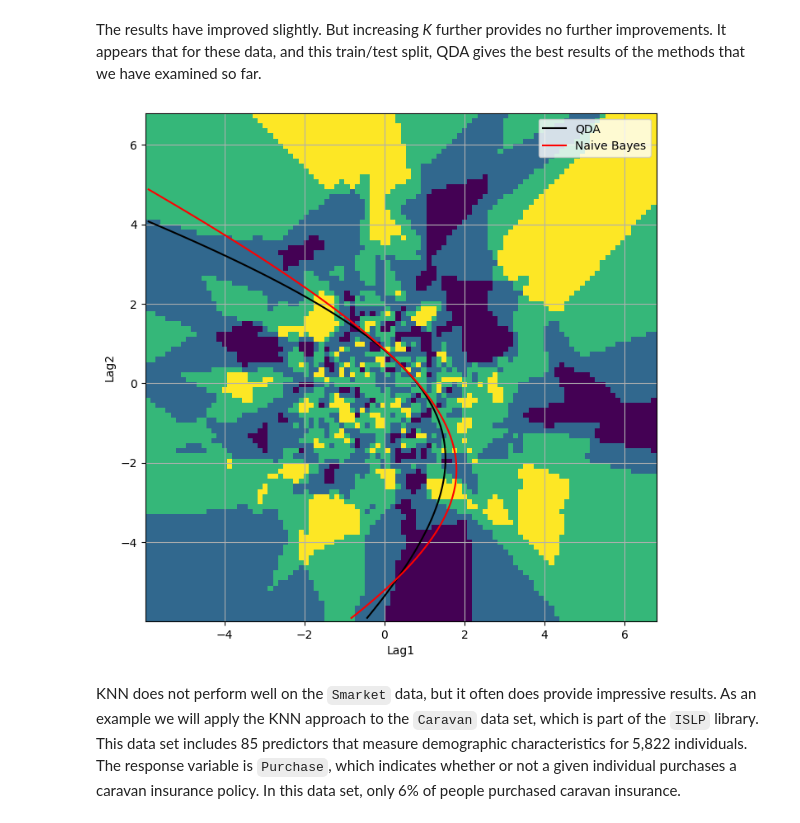
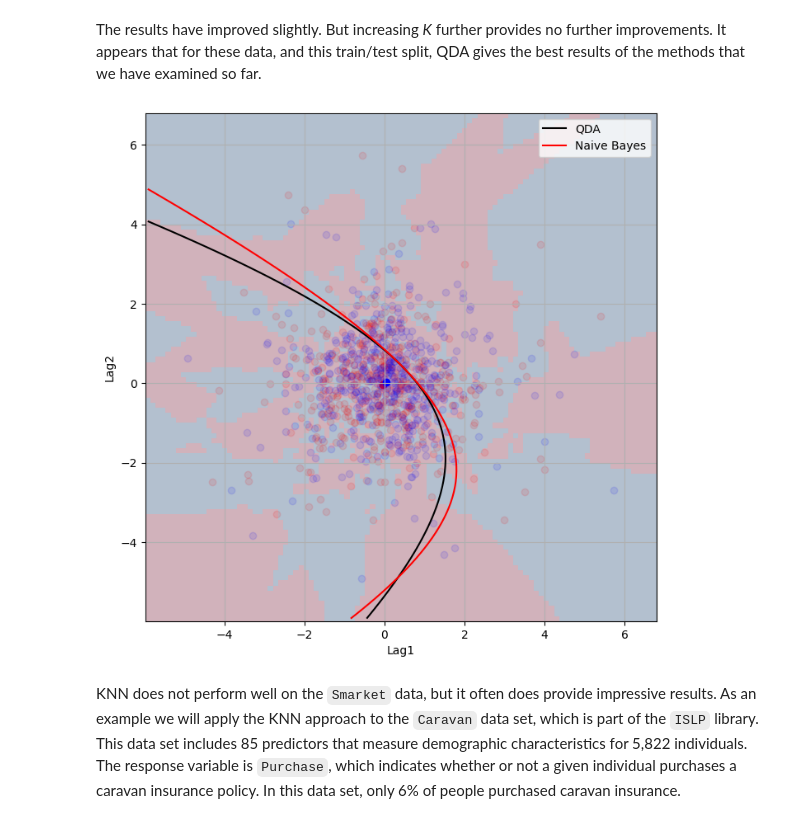
Before and after one commit to FDrico/statistical_learning, a Jupyter notebook: notebooks/Ch04-classification-lab.ipynb, the cells around one changed output. Drawn from its saved outputs; the diff is of its cells as text; code cells hidden in the pictures.

```diff
--- a/notebooks/Ch04-classification-lab.ipynb
+++ b/notebooks/Ch04-classification-lab.ipynb
@@ -1380,11 +1380,11 @@ of the object returned by `fit()`.
 knn1 = KNeighborsClassifier(n_neighbors=1)
 
 # Converts into numpy array the train and test sets.
-X_train, X_test = [np.asarray(X) for X in [X_train, X_test]]
+X_train_knn, X_test_knn = [np.asarray(X) for X in [X_train, X_test]]
 
 
-knn1.fit(X_train, L_train)
-knn1_pred = knn1.predict(X_test)
+knn1.fit(X_train_knn, L_train)
+knn1_pred = knn1.predict(X_test_knn)
 confusion_table(knn1_pred, L_test)
 # %% [output]
 | Truth | Down | Up |
@@ -1415,22 +1415,10 @@ QDA gives the best results of the methods that we have examined so
 far.
 # %%
 from matplotlib.pyplot import subplots
+from matplotlib.pyplot import cm
 from sklearn.inspection import DecisionBoundaryDisplay
 
 fig, ax = subplots(figsize=(8, 8))
-
-ax.scatter(complete_train_set[complete_train_set['result']==True]['Lag1'],
-           complete_train_set[complete_train_set['result']==True]['Lag2'],
-           color='r', alpha=0.1)
-ax.scatter(complete_train_set[complete_train_set['result']==True]['Lag1'].mean(),
-           complete_train_set[complete_train_set['result']==True]['Lag2'].mean(),
-           color='r')
-ax.scatter(complete_train_set[complete_train_set['result']==False]['Lag1'],
-           complete_train_set[complete_train_set['result']==False]['Lag2'],
-           color='b', alpha=0.1)
-ax.scatter(complete_train_set[complete_train_set['result']==False]['Lag1'].mean(),
-           complete_train_set[complete_train_set['result']==False]['Lag2'].mean(),
-           color='b')
 
 DecisionBoundaryDisplay.from_estimator(
         qda,
@@ -1441,41 +1429,57 @@ DecisionBoundaryDisplay.from_estimator(
         alpha=1.0,
         levels=[0.5],
         colors='black'
     )
 
 
 DecisionBoundaryDisplay.from_estimator(
         NB,
         X_train[['Lag1','Lag2']],
         response_method="predict_proba",
         plot_method="contour",
         ax=ax,
         alpha=1.0,
         levels=[0.5],
         colors='red'
     )
 
 DecisionBoundaryDisplay.from_estimator(
-        knn3,
-        X_train,
-        response_method="predict_proba",
-        plot_method="pcolormesh",
-        ax=ax,
-        alpha=1.0,
-    )
+    knn3,
+    X_train[['Lag1','Lag2']],
+    response_method="predict",  # For KNN, use "predict" instead of "predict_proba"
+    plot_method="pcolormesh",
+    ax=ax,
+    alpha=0.3,
+    cmap=cm.RdBu,  # Red-Blue colormap (good for binary classification)
+    xlabel="Lag1",
+    ylabel="Lag2"
+)
+
+ax.scatter(complete_train_set[complete_train_set['result']==True]['Lag1'],
+           complete_train_set[complete_train_set['result']==True]['Lag2'],
+           color='r', alpha=0.1)
+ax.scatter(complete_train_set[complete_train_set['result']==True]['Lag1'].mean(),
+           complete_train_set[complete_train_set['result']==True]['Lag2'].mean(),
+           color='r')
+ax.scatter(complete_train_set[complete_train_set['result']==False]['Lag1'],
+           complete_train_set[complete_train_set['result']==False]['Lag2'],
+           color='b', alpha=0.1)
+ax.scatter(complete_train_set[complete_train_set['result']==False]['Lag1'].mean(),
+           complete_train_set[complete_train_set['result']==False]['Lag2'].mean(),
+           color='b')
 
 # We have to create our custom legend because neither DecisionBoundaryDisplay nor its plot method `contour`accepts a label
 from matplotlib.lines import Line2D
 ax.legend(
     [Line2D([0], [0], color='k'), Line2D([0], [0], color='r')],
     ["QDA", "Naive Bayes"],
     loc="upper right",
 )
 
 
 ax.grid(True)
 # %% [output]
-[figure, old version]
+[figure, new version]
 # %% [markdown]
 KNN does not perform well on the `Smarket`  data, but it often does provide impressive results. As an example we will apply the KNN approach to the `Caravan`  data set, which is part of the `ISLP` library.  This data set includes 85
 predictors that measure demographic characteristics for 5,822
```
Also changed, not shown: parts of 6 cells of this notebook, 2 other files.
